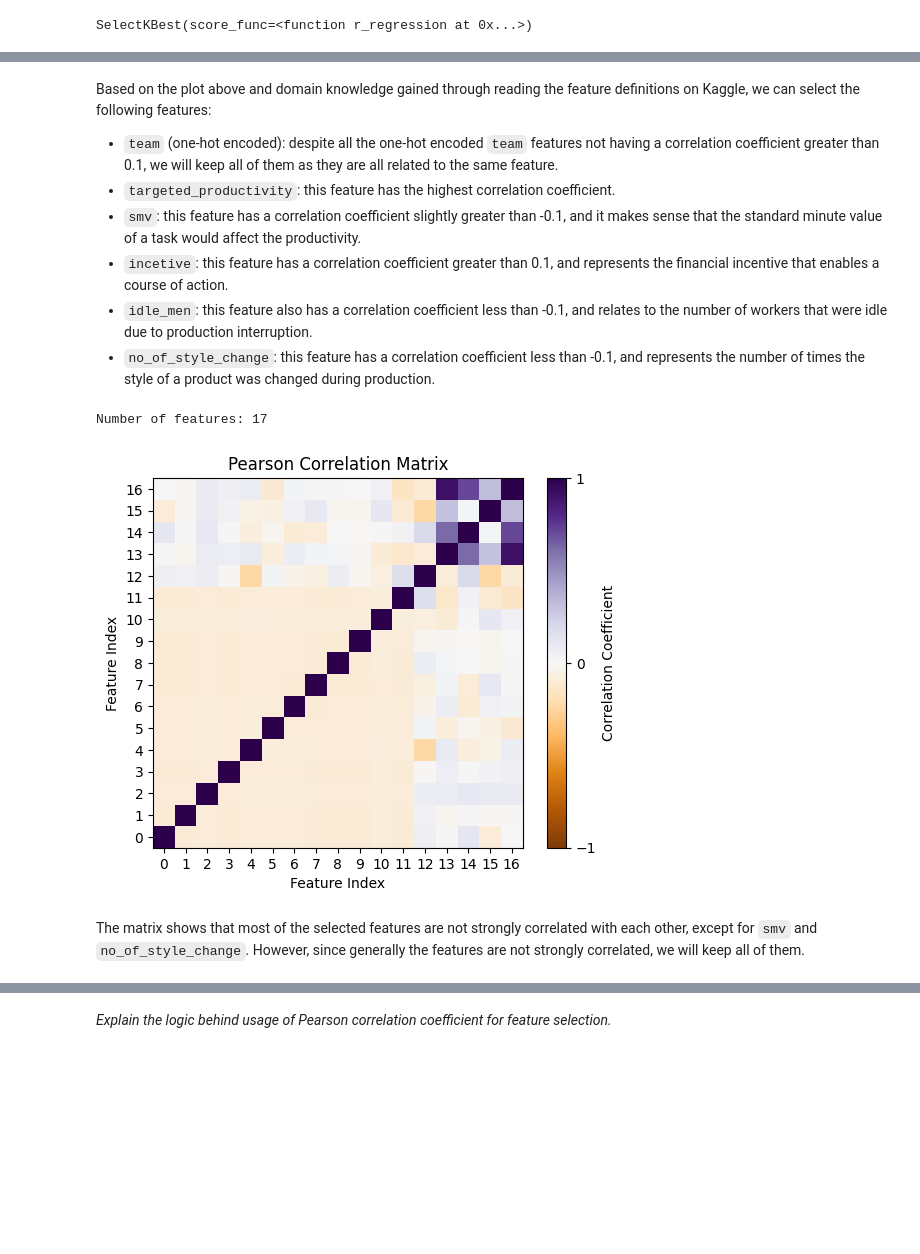
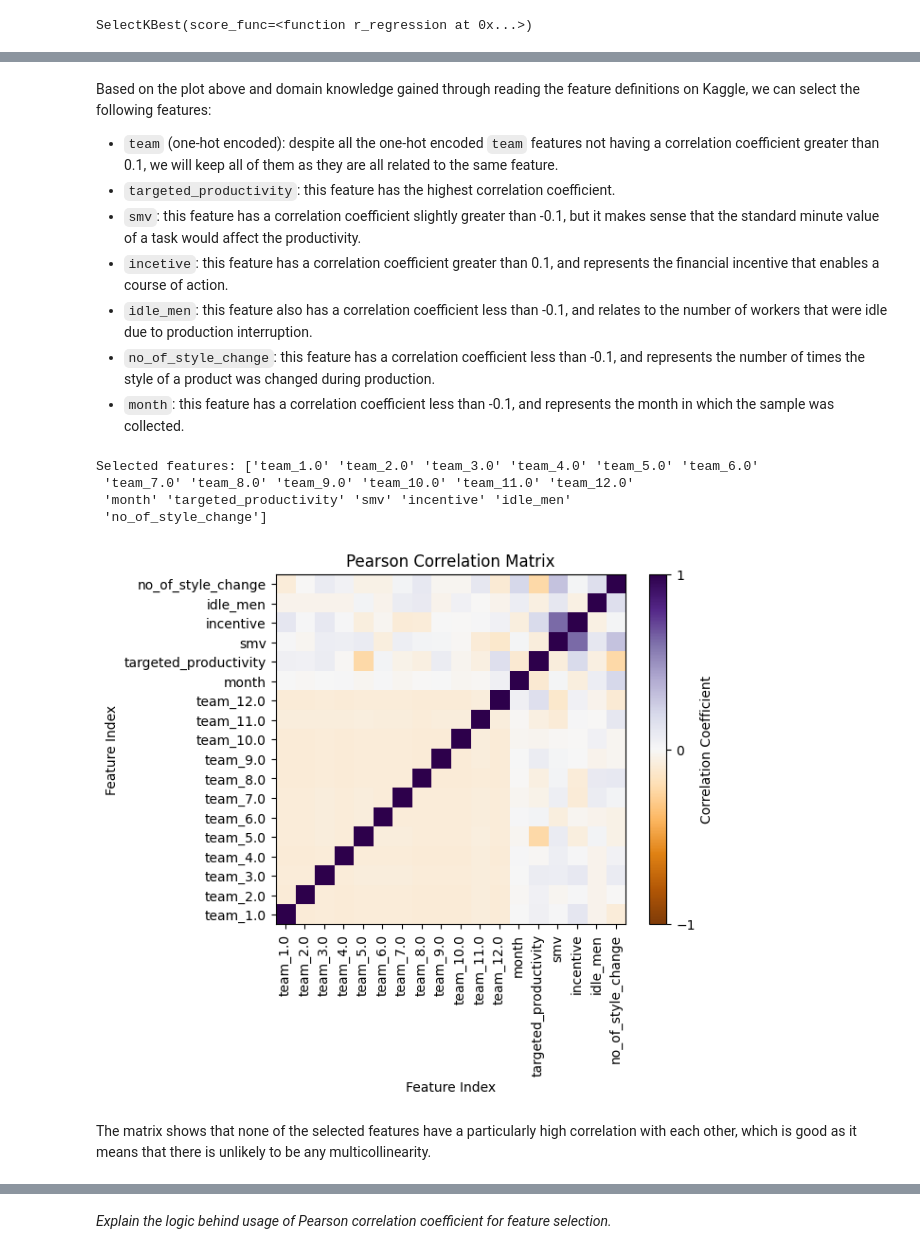
Before and after one commit to camwhite18/ml-classification-regression, a Jupyter notebook: task3_1.ipynb, the cells around one changed output, grey strips where cells are left out. Drawn from its saved outputs; the diff is of its cells as text; code cells hidden in the pictures; blank space fills up the shorter version.

```diff
--- a/task3_1.ipynb
+++ b/task3_1.ipynb
@@ -371,0 +701,4 @@ gwp_features_standardised = standardise_features(gwp_features_no_variance_remove
+# %%
+gwp_features_no_variance_removed, gwp_features_names = remove_no_variance(gwp_features_iqr, gwp_features_names)
+
+print(f"Remaining features: {gwp_features_names}")
@@ -371,0 +735,3 @@ gwp_features_standardised = standardise_features(gwp_features_no_variance_remove
+# %%
+std_scaler = StandardScaler()
+gwp_features_standardised = std_scaler.fit_transform(gwp_features_no_variance_removed)
@@ -372,7 +742,7 @@ gwp_features_standardised = standardise_features(gwp_features_no_variance_remove
 # %% [markdown]
 For performing feature selection on this dataset, we will use the Pearson correlation coefficient as the target variable is continuous. A threshold of 0.1 will be used as a guideline to select the features, along with knowledge gained through looking at the definition of each feature.
 # %%
-select_k_best = SelectKBest(r_regression)
-select_k_best.fit(gwp_features_standardised, gwp_values_without_outliers)
+select_k_best = SelectKBest(score_func=r_regression)
+select_k_best.fit(gwp_features_standardised, gwp_values_iqr)
 # %% [output]
 SelectKBest(score_func=<function r_regression at 0x...>)
@@ -392,23 +754,28 @@ plt.show()
 Based on the plot above and domain knowledge gained through reading the feature definitions on Kaggle, we can select the following features:
 - `team` (one-hot encoded): despite all the one-hot encoded `team` features not having a correlation coefficient greater than 0.1, we will keep all of them as they are all related to the same feature.
 - `targeted_productivity`: this feature has the highest correlation coefficient.
-- `smv`: this feature has a correlation coefficient slightly greater than -0.1, and it makes sense that the standard minute value of a task would affect the productivity.
+- `smv`: this feature has a correlation coefficient slightly greater than -0.1, but it makes sense that the standard minute value of a task would affect the productivity.
 - `incetive`: this feature has a correlation coefficient greater than 0.1, and represents the financial incentive that enables a course of action.
 - `idle_men`: this feature also has a correlation coefficient less than -0.1, and relates to the number of workers that were idle due to production interruption.
 - `no_of_style_change`: this feature has a correlation coefficient less than -0.1, and represents the number of times the style of a product was changed during production.
+- `month`: this feature has a correlation coefficient less than -0.1, and represents the month in which the sample was collected.
-# %%
-# Drop the remaining features
-gwp_features_selected = np.delete(gwp_features_standardised, [0, 1, 2, 3, 4, 5, 6, 7, 8, 9, 10,
-                                                               11, 12, 13, 14, 29, 30, 32, 33], axis=1)
-
-# Print the number of features
-print(f'Number of features: {gwp_features_selected.shape[1]}')
-# %% [output]
-Number of features: 17
+# %%
+# Only keep the selected features
+selected_features = list(range(15, 27)) + [0, 27, 28, 31, 33, 34]
+gwp_features_selected = gwp_features_standardised[:, selected_features]
+gwp_features_names = gwp_features_names[selected_features]
+
+# Print the number of features
+print(f'Selected features: {gwp_features_names}')
+# %% [output]
+Selected features: ['team_1.0' 'team_2.0' 'team_3.0' 'team_4.0' 'team_5.0' 'team_6.0'
+ 'team_7.0' 'team_8.0' 'team_9.0' 'team_10.0' 'team_11.0' 'team_12.0'
+ 'month' 'targeted_productivity' 'smv' 'incentive' 'idle_men'
+ 'no_of_style_change']
 # %%
-pearson_correlation_matrix(gwp_features_selected, show_coef=False)
+plot_feature_correlations(gwp_features_selected, gwp_features_names, show_coef=False)
 # %% [output]
-[figure, old version]
+[figure, new version]
-# %% [markdown]
-The matrix shows that most of the selected features are not strongly correlated with each other, except for `smv` and `no_of_style_change`. However, since generally the features are not strongly correlated, we will keep all of them.
+# %% [markdown]
+The matrix shows that none of the selected features have a particularly high correlation with each other, which is good as it means that there is unlikely to be any multicollinearity.
 # %% [markdown]
```
Also changed, not shown: parts of 203 cells of this notebook, 12 other files.
